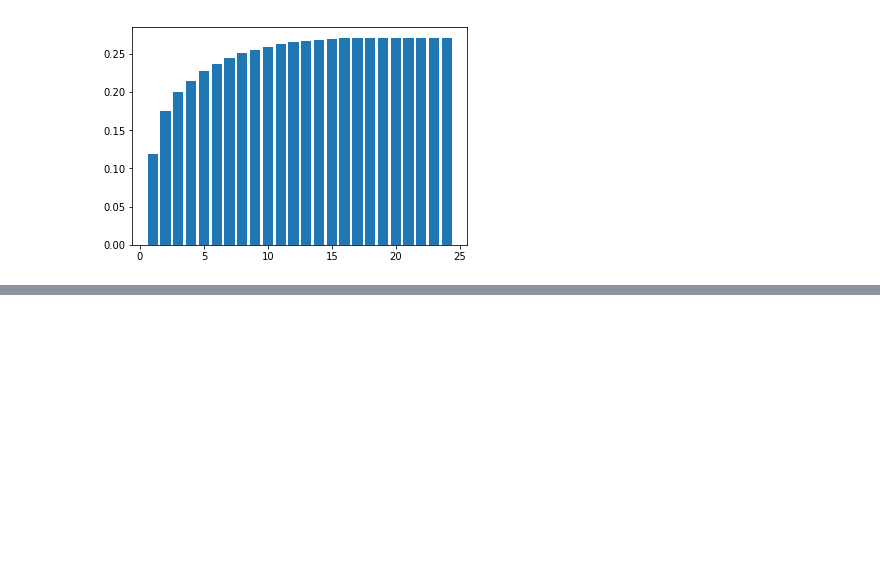
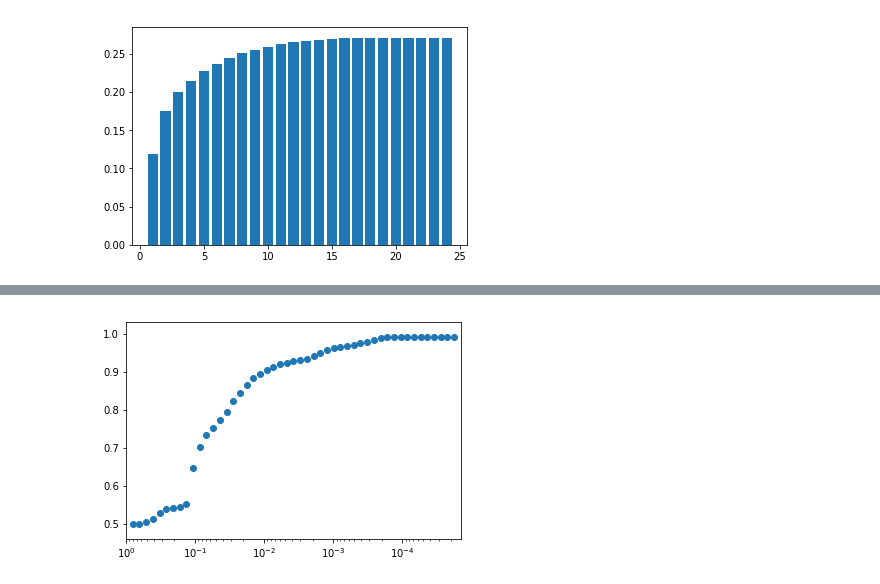
Before and after one commit to s17k/Inf2bcwk1, a Jupyter notebook: task1.ipynb, the cells around one changed output, grey strips where cells are left out. Drawn from its saved outputs; the diff is of its cells as text; code cells hidden in the pictures; blank space fills up the shorter version.

```diff
--- a/task1.ipynb
+++ b/task1.ipynb
@@ -152,2 +254,14 @@ def task1_mgc_cv(X, Y, CovKind, epsilon, Kfolds):
 for CovKind in [1,2,3]:
     task1_mgc_cv(mat['X'], mat['Y_species'], CovKind, 0.01, 5)
+# %%
+#1.4c
+
+epsilons = []
+scores = []
+for epsilon in [0.8**i for i in range(1, 50)]:
+    task1_mgc_cv(mat['X'], mat['Y_species'], 1, epsilon, 5)
+    final_confusion_matrix = scipy.io.loadmat(f't1_mgc_5cv6_ck1_CM.mat')['CM']
+    score = sum(numpy.diag(final_confusion_matrix))
+    print(score)
+    epsilons.append(epsilon)
+    scores.append(score)
@@ -153,0 +286,9 @@ for CovKind in [1,2,3]:
+# %%
+fig, ax = plt.subplots()
+ax.scatter(epsilons, scores)
+plt.xscale('log')
+ax.set_xlim(1, 0.8**50)
+plt.savefig('task1_4c_epsilons_accuracy.png')
+plt.show()
+# %% [output]
+[figure, added]
```
Also changed, not shown: parts of 5 cells of this notebook, 54 other files.
